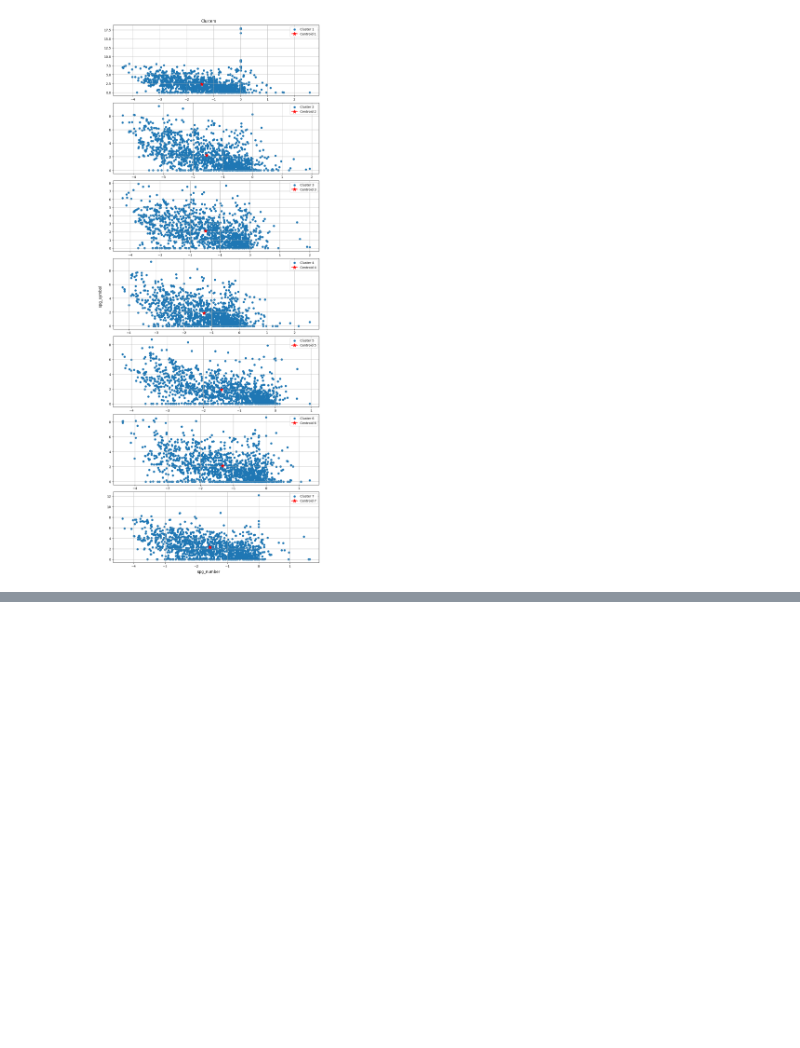
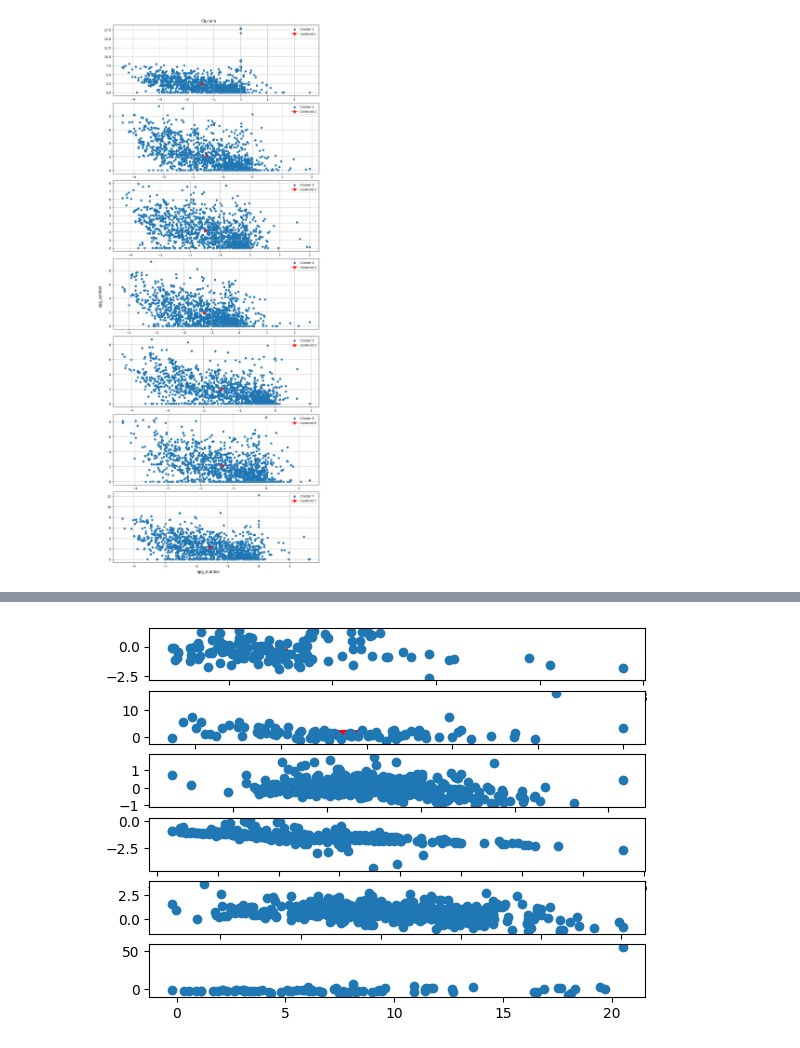
Before and after one commit to mariapasaylo/LUMENS-PV, a Jupyter notebook: ml_classifiers/KMeansMethods.ipynb, the cells around one changed output, grey strips where cells are left out. Saved outputs shown, nothing was run; the diff lists cells and outputs as text; code cells hidden in the pictures; blank space fills up the shorter version.

```diff
--- a/ml_classifiers/KMeansMethods.ipynb
+++ b/ml_classifiers/KMeansMethods.ipynb
@@ -226,25 +243,93 @@ Optimal GMM model number of components: 6
 #Split data into clusters based on GMM_model
 #plot results using fig, ax and continue
 
+from sklearn.decomposition import PCA
+from sklearn.preprocessing import StandardScaler
+from sklearn.impute import SimpleImputer
+from scipy import linalg
+import matplotlib
 
-optim_GMM_model.fit(df_numerical)
+
+"""
+
+pca = PCA(n_components = 30)
+data_nd = pca.fit(df_numerical_standard)
+optim_components = np.searchsorted(pca.explained_variance_ratio_.cumsum(),0.9)+1
+pca = PCA(n_components = optim_components)
+data_nd  = pca.fit_transform(df_numerical_standard)
+df_nd = pd.DataFrame(data_nd[:,0:2], columns = ["PCA1","PCA2"])
+"""
+
+
+
+optim_GMM_model.fit(df_nd)
 optim_GMM_means = optim_GMM_model.means_
-optim_GMM_labels = optim_GMM_model.predict(df_numerical)
+optim_GMM_labels = optim_GMM_model.predict(df_nd)
 optim_GMM_covariances = optim_GMM_model.covariances_
-df_GMM_numerical = df_numerical.copy()
-df_GMM_numerical["labels"] = optim_GMM_labels
-grouped_values = df_GMM_numerical.groupby("labels")
+print (optim_GMM_covariances.shape)
+df_nd["labels"] = optim_GMM_labels
+grouped_values = df_nd.groupby("labels")
 
 #cluster_list = [df_numerical.[optim_GMM_labels = i ,] for i in range()
 #df_labels = pd.dataframe({"formula": df_numerical["formula"], "slme_10": df_slme["slme"], "optim_GMM_labels":})
 
 
-for i, mean, label, cluster in zip(enumerate(optim_GMM_means, grouped_values)):
+fig,axs = plt.subplots(nrows = optim_GMM_model.n_components, ncols = 1)
+
+
+
+for i, (mean, covariance, (label,cluster)) in enumerate(zip(optim_GMM_means, optim_GMM_covariances, grouped_values)):
     """
-    Implement tomorrow I guess
+    Implement tomorrow I guessn
 
+
+    """
+    """
+    angle_param = np.linspace(0,2*np.pi,360)
+    rotation_vec = np.vstack((np.cos(angle_param),np.sin(angle_param)))
+    eigen_val, eigen_vector = linalg.eigh(covariance)
+
+
+    ellpise = mean[:,np.newaxis][:2,:] + eigen_vector[:2,:2] @ (eigen_val**0.5*np.sqrt(5.992))[:2] @ rotation_vec
+    #ellpise =  pca.transform(ellpise.T)
+    axs[i].plot(ellpise[0,:],ellpise[1,:])
+    axs[i].scatter(cluster.values[:,0],cluster.values[:,1])
+
+     # Project mean to 2D (first two features)
 
     """
 
 
+    mean_2d = mean[:2]
+
+    # Project covariance to 2D
+    cov_2d = np.diag(covariance)[:2, :2] if covariance.ndim == 1 else covariance[:2, :2]
+
+    # Eigen decomposition
+    eigen_val, eigen_vector = linalg.eigh(covariance)
+
+    # Confidence ellipse scaling
+    radii = np.sqrt(5.991 * eigen_val)
+
+    # Ellipse angle
+    angle = np.degrees(np.arctan2(eigen_vector[1,1], eigen_vector[0,1]))
+
+    # Create ellipse
+    ellipse = matplotlib.patches.Ellipse(mean_2d, width=2*radii[0], height=2*radii[1],
+                                         angle=angle+180, edgecolor='r', facecolor='none', lw=2)
+    axs[i].add_patch(ellipse)
+
+
+    # Scatter 2D points
+    axs[i].scatter(cluster.values[:,0], cluster.values[:,1])
+
+   # axs[i].set_aspect('equal')
+
+
+
+
+
+
+
 #GMM_clusters =
+# %% [output]
@@ -250,0 +337 @@ for i, mean, label, cluster in zip(enumerate(optim_GMM_means, grouped_values)):
+[figure, added]
```
Also changed, not shown: parts of 4 cells of this notebook, 1 other file.
